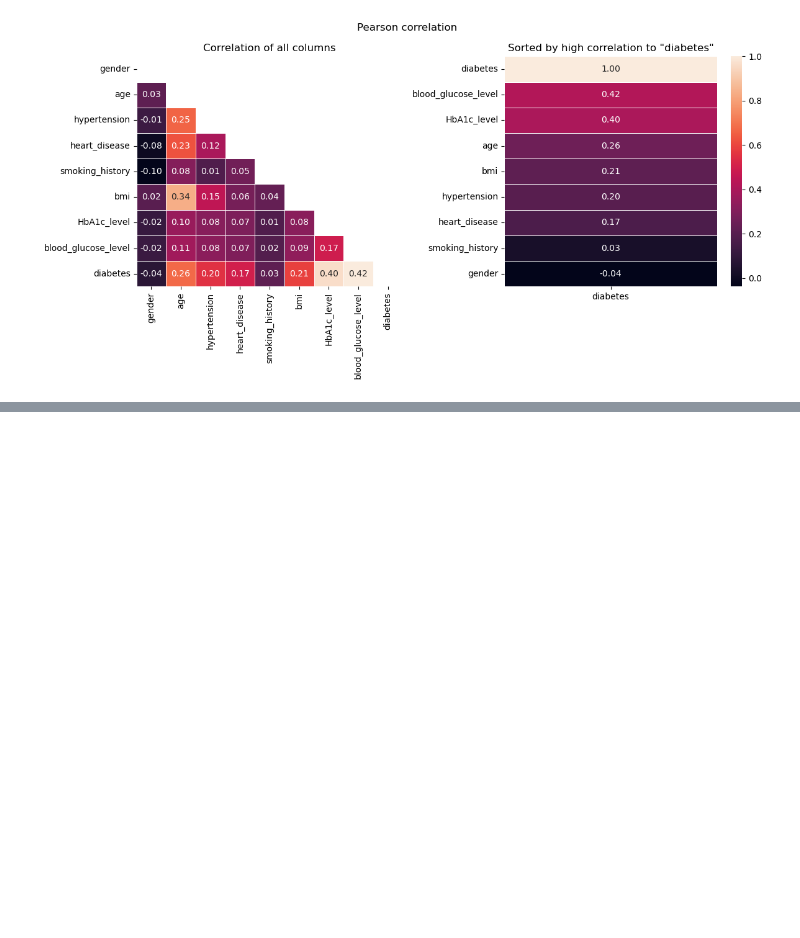
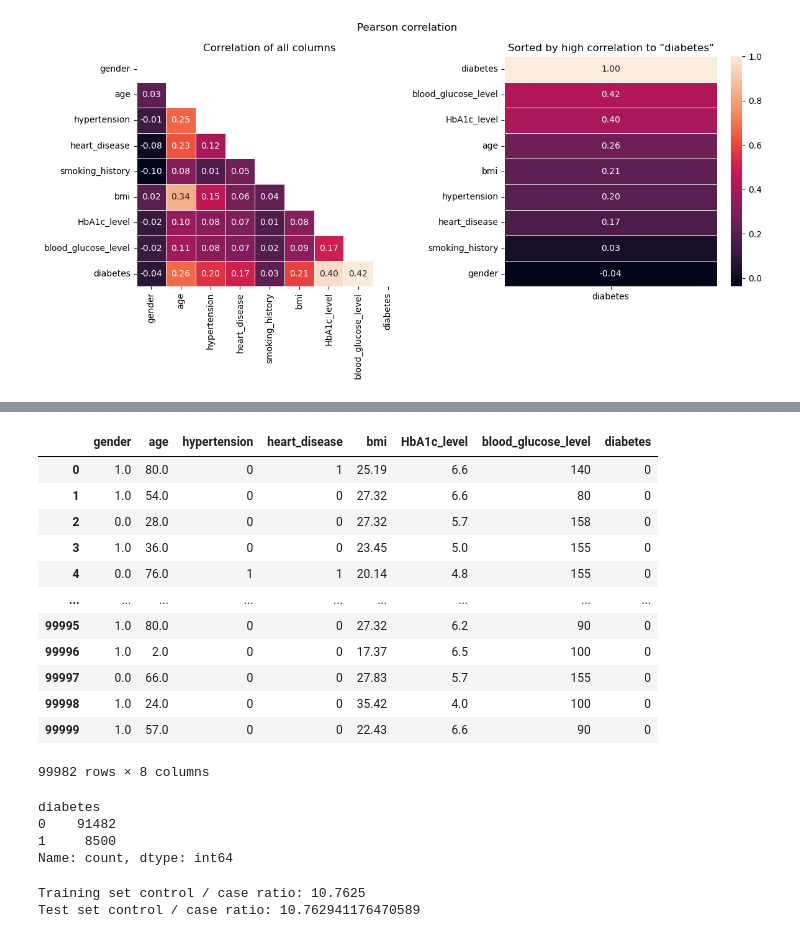
Before and after one commit to YeochanYoun119/Diabetes_Study, a Jupyter notebook: diabetes_study.ipynb, the cells around one changed output, grey strips where cells are left out. Cells and saved outputs as stored; diff of their text form; code cells hidden in the pictures; blank space fills up the shorter version.

```diff
--- a/diabetes_study.ipynb
+++ b/diabetes_study.ipynb
@@ -109,2 +104,13 @@ correlations(encoded_diabetes_df, target_column='diabetes', figsize=(12,6)) # vi
 # %% [output]
 [figure]
+# %%
+# Drop smoking_history column because it has more than 30% missing data
+df = encoded_diabetes_df.drop(columns=['smoking_history'])
+data_summary_ls = dict( # getting basic insight of data
+        dtypes=df.dtypes, # check datatypes of each column
+        nunique=df.nunique(), # data type of each column
+        NA_count=df.isna().sum(), # number of missing value in each column
+        NA_percent=df.isna().mean().round(4) * 100 # percentage of missing value in each column
+        )
+formatted_data_summary = pd.DataFrame(data=data_summary_ls).T
+formatted_data_summary
@@ -110,0 +123,34 @@ correlations(encoded_diabetes_df, target_column='diabetes', figsize=(12,6)) # vi
+# %%
+df = df.dropna(subset=['gender'], axis=0)
+df
+# %% [output]
+|  | gender | age | hypertension | heart_disease | bmi | HbA1c_level | blood_glucose_level | diabetes |
+| 0 | 1.0 | 80.0 | 0 | 1 | 25.19 | 6.6 | 140 | 0 |
+| 1 | 1.0 | 54.0 | 0 | 0 | 27.32 | 6.6 | 80 | 0 |
+| 2 | 0.0 | 28.0 | 0 | 0 | 27.32 | 5.7 | 158 | 0 |
+| 3 | 1.0 | 36.0 | 0 | 0 | 23.45 | 5.0 | 155 | 0 |
+| 4 | 0.0 | 76.0 | 1 | 1 | 20.14 | 4.8 | 155 | 0 |
+| ... | ... | ... | ... | ... | ... | ... | ... | ... |
+| 99995 | 1.0 | 80.0 | 0 | 0 | 27.32 | 6.2 | 90 | 0 |
+| 99996 | 1.0 | 2.0 | 0 | 0 | 17.37 | 6.5 | 100 | 0 |
+| 99997 | 0.0 | 66.0 | 0 | 0 | 27.83 | 5.7 | 155 | 0 |
+| 99998 | 1.0 | 24.0 | 0 | 0 | 35.42 | 4.0 | 100 | 0 |
+| 99999 | 1.0 | 57.0 | 0 | 0 | 22.43 | 6.6 | 90 | 0 |
+99982 rows × 8 columns
+# %%
+df.diabetes.value_counts()
+# %% [output]
+diabetes
+0    91482
+1     8500
+Name: count, dtype: int64
+# %%
+X = df.drop(columns=['diabetes'])
+y = df['diabetes']
+# stratified split for imbalanced data
+X_train, X_test, y_train, y_test = train_test_split(X, y, stratify=y, test_size=0.2)
+print(f'Training set control / case ratio: {y_train.value_counts()[0]/y_train.value_counts()[1]}')
+print(f'Test set control / case ratio: {y_test.value_counts()[0]/y_test.value_counts()[1]}')
+# %% [output]
+Training set control / case ratio: 10.7625
+Test set control / case ratio: 10.762941176470589
```
Also changed, not shown: parts of 5 cells of this notebook.
